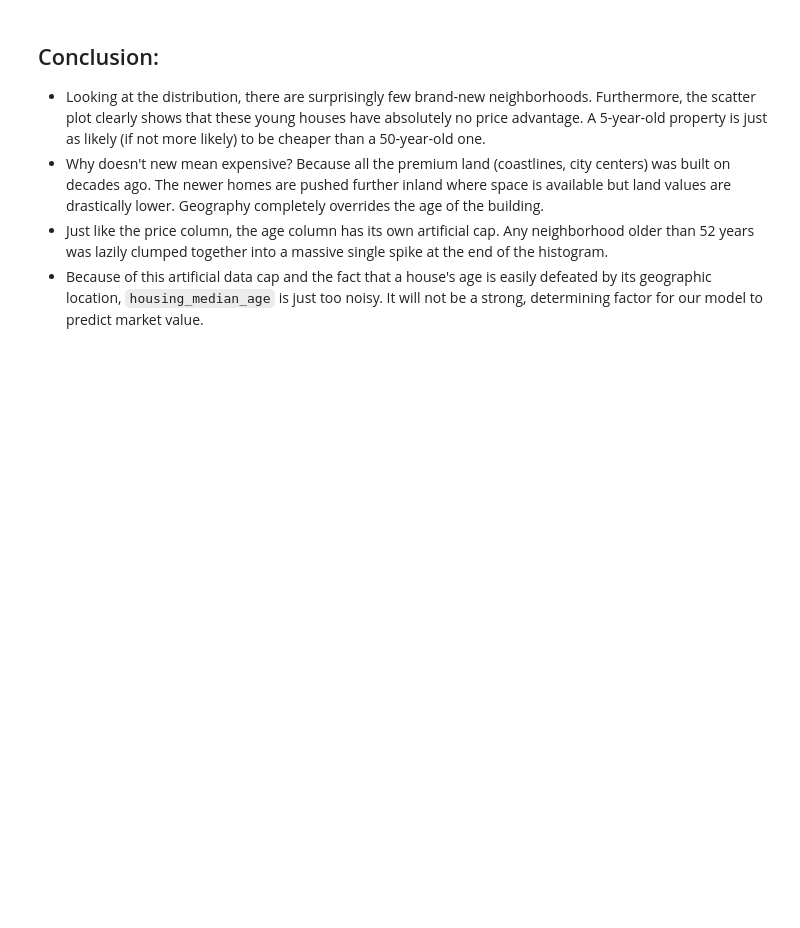
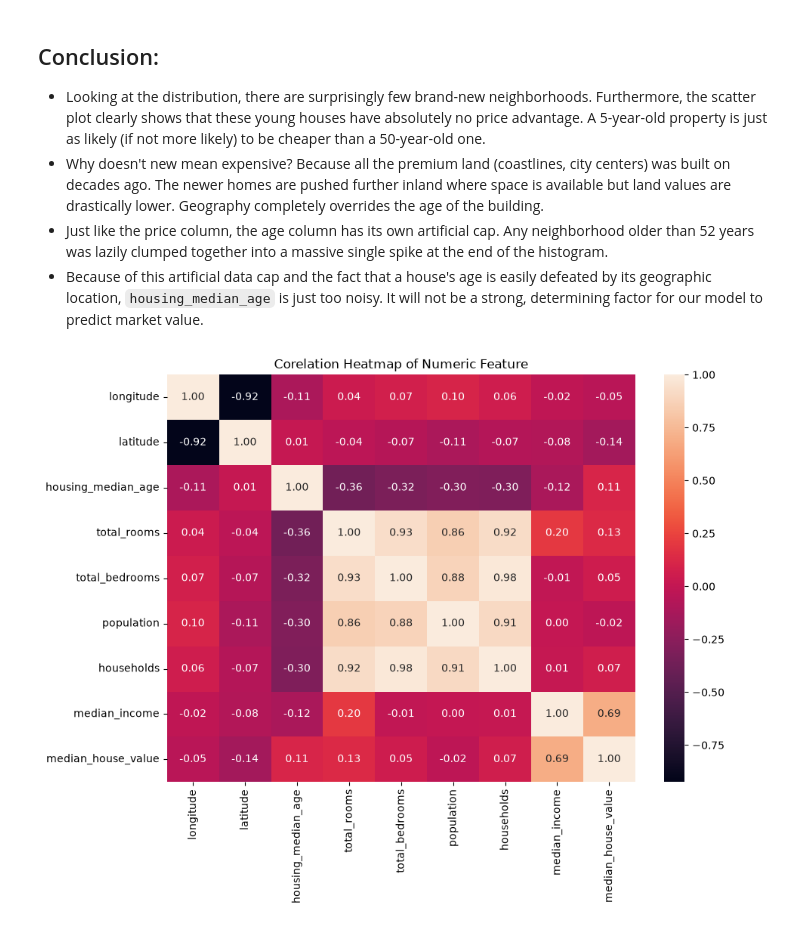
Before and after one commit to kovexison/Practica-AI, a Jupyter notebook: 01-ML-Regression/house_pricing.ipynb, the cells around one changed output. Saved outputs shown, nothing was run; the diff lists cells and outputs as text; code cells hidden in the pictures; blank space fills up the shorter version.

Commit message:
third phase EDA for house_pricing
data interpretation using heatmaps

```diff
--- a/01-ML-Regression/house_pricing.ipynb
+++ b/01-ML-Regression/house_pricing.ipynb
@@ -342,3 +342,11 @@ plt.show()
 * Why doesn't new mean expensive? Because all the premium land (coastlines, city centers) was built on decades ago. The newer homes are pushed further inland where space is available but land values are drastically lower. Geography completely overrides the age of the building.
 * Just like the price column, the age column has its own artificial cap. Any neighborhood older than 52 years was lazily clumped together into a massive single spike at the end of the histogram.
 * Because of this artificial data cap and the fact that a house's age is easily defeated by its geographic location, `housing_median_age` is just too noisy. It will not be a strong, determining factor for our model to predict market value.
+# %%
+numeric_cols = ['longitude', 'latitude', 'housing_median_age', 'total_rooms', 'total_bedrooms', 'population', 'households', 'median_income', 'median_house_value']
+plt.figure(figsize=(10,7))
+sns.heatmap(df[numeric_cols].corr(), annot=True, fmt="0.2f")
+plt.title('Corelation Heatmap of Numeric Feature')
+plt.show()
+# %% [output]
+[figure, added]
```
Also changed, not shown: parts of 4 cells of this notebook.
